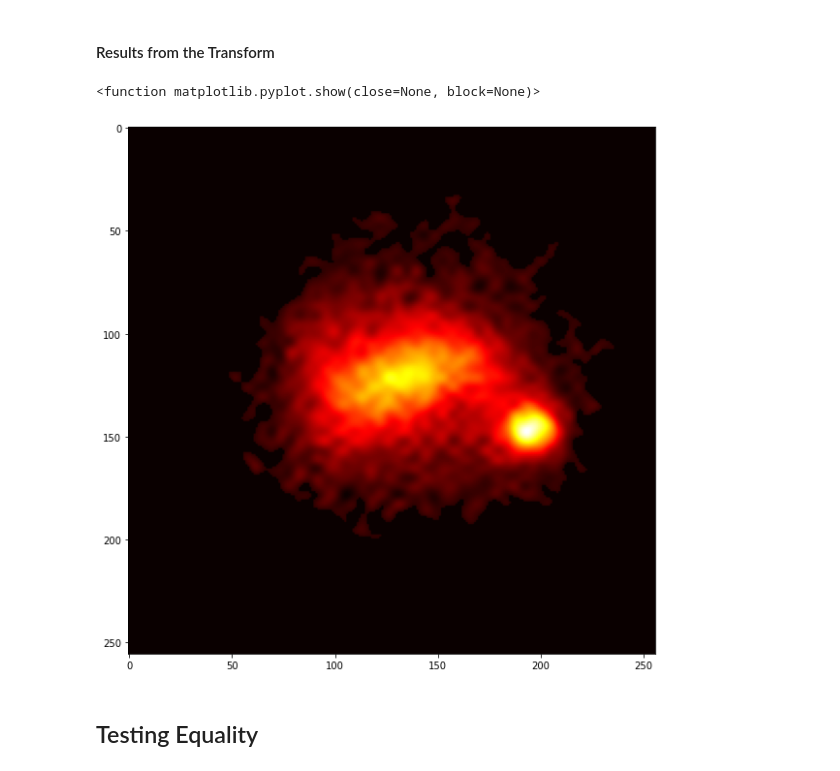
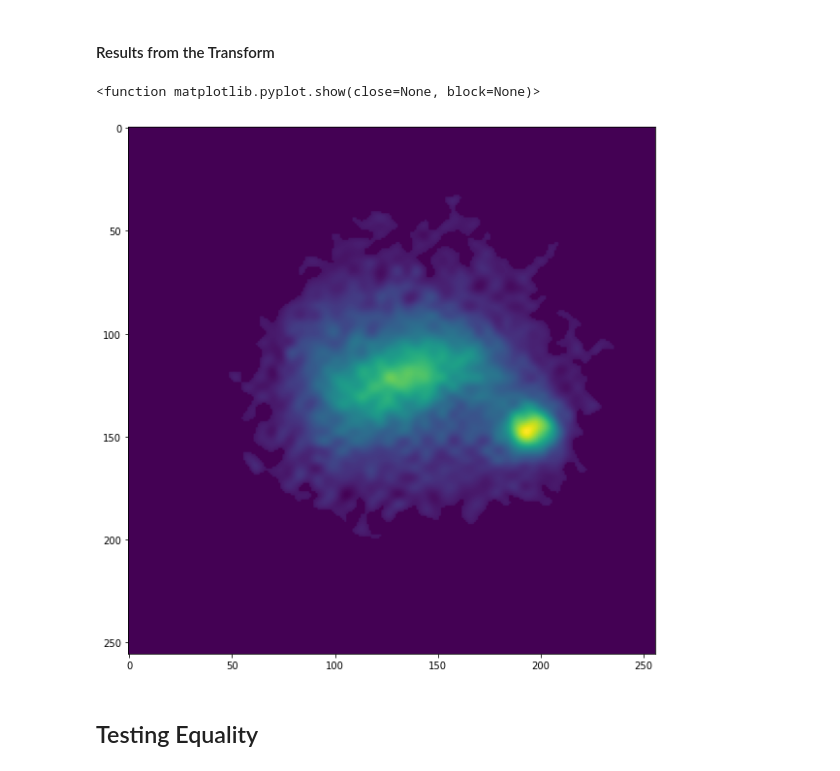
Before and after one commit to Verlon-Etsebeth/Codes, a Jupyter notebook: Testing perturbations.ipynb, the cells around one changed output. Cells and saved outputs as stored; diff of their text form; code cells hidden in the pictures.

```diff
--- a/Testing perturbations.ipynb
+++ b/Testing perturbations.ipynb
@@ -344,11 +344,11 @@ plt.show
 img_clip_transform = image_transform_scale(img)
 # %%
 plt.figure(figsize = (10,10))
-plt.imshow(img_clip_transform, cmap = 'hot')
+plt.imshow(img_clip_transform)
 plt.show
 # %% [output]
 <function matplotlib.pyplot.show(close=None, block=None)>
-[figure, old version]
+[figure, new version]
 # %% [markdown]
 ## Testing Equality
 # %%
```
Also changed, not shown: parts of 6 cells of this notebook, 2 other files.
